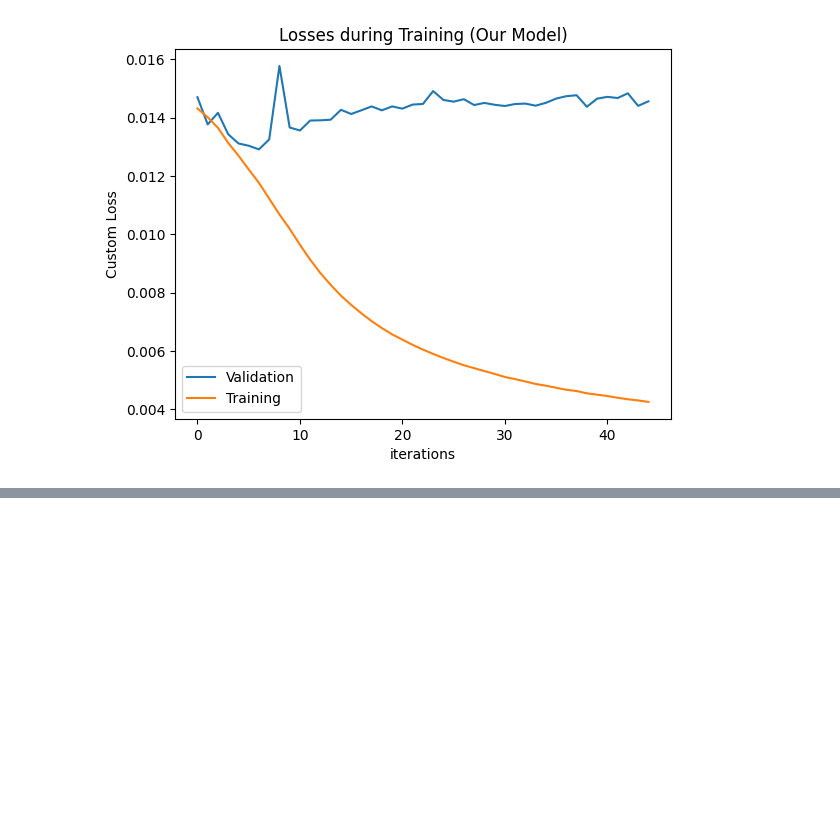
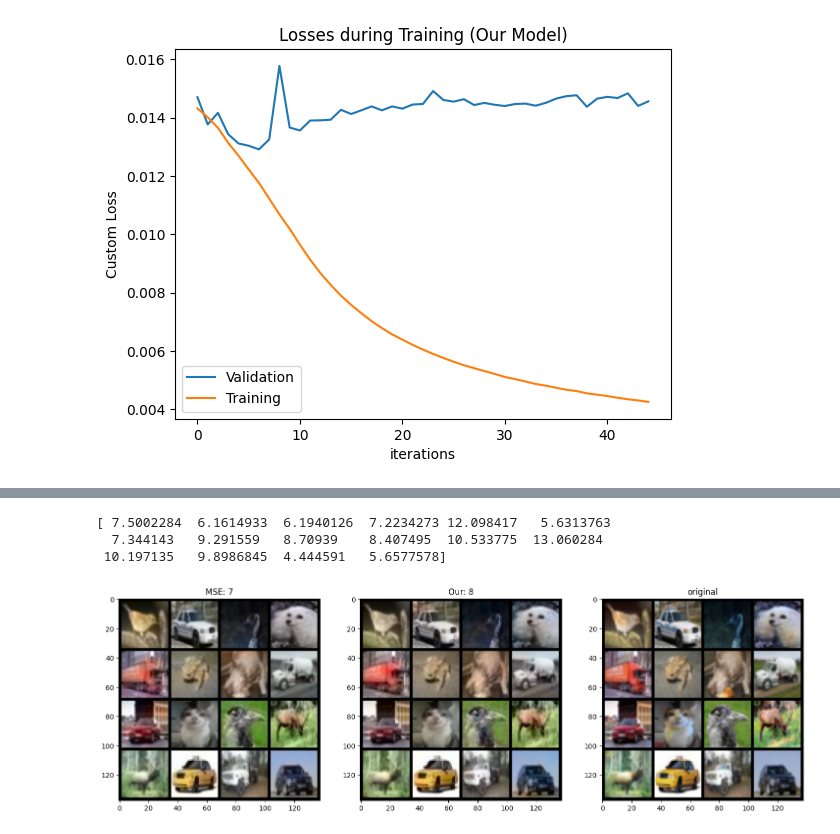
Before and after one commit to DingPang/ACV_Colorization, a Jupyter notebook: main.ipynb, the cells around one changed output, grey strips where cells are left out. Cells and saved outputs as stored; diff of their text form; code cells hidden in the pictures; blank space fills up the shorter version.

```diff
--- a/main.ipynb
+++ b/main.ipynb
@@ -324,0 +304,60 @@ with torch.no_grad():
+# %%
+plt.ion()
+
+with torch.no_grad():
+    x = 46
+    image_inds = list(range(x,x+16))
+    lab_batch = torch.stack([train_dataset[i][0] for i in image_inds])
+
+    # predict colors (ab channels)
+    predicted_ab_batch = cmodel1(lab_batch[:, 0:1, :, :])
+    predicted_lab_batch = torch.cat([lab_batch[:, 0:1, :, :], predicted_ab_batch], dim=1)
+    #get diff between out and original images
+    diff=predicted_lab_batch-lab_batch
+
+    diffL=np.array(diff[:, 0,  :, :,])
+    diffa=np.array(diff[:, 1,  :, :,])
+    diffb=np.array(diff[:, 2,  :, :,])
+    delta=np.mean(np.sqrt((diffL*diffL)+(diffa*diffa)+(diffb*diffb)), axis = (1,2))
+    delta = int(np.mean(delta))
+
+    # predict colors (ab channels)
+    predicted_ab_batch2 = cmodel2(lab_batch[:, 0:1, :, :])
+    predicted_lab_batch2 = torch.cat([lab_batch[:, 0:1, :, :], predicted_ab_batch2], dim=1)
+    diff=predicted_lab_batch2-lab_batch
+    diffL=np.array(diff[:, 0,  :, :,])
+    diffa=np.array(diff[:, 1,  :, :,])
+    diffb=np.array(diff[:, 2,  :, :,])
+    delta2=np.mean(np.sqrt((diffL*diffL)+(diffa*diffa)+(diffb*diffb)), axis = (1,2))
+    delta2 = int(np.mean(delta2))
+
+    # convert to rgb
+    rgb_batch = []
+    predicted_rgb_batch = []
+    predicted_rgb_batch2 = []
+
+    for i in range(lab_batch.size(0)):
+        # original
+        rgb_img = color.lab2rgb(np.transpose(lab_batch[i, :, :, :].numpy().astype('float64'), (1, 2, 0)))
+        rgb_batch.append(torch.FloatTensor(np.transpose(rgb_img, (2, 0, 1))))
+
+        predicted_rgb_img = color.lab2rgb(np.transpose(predicted_lab_batch[i, :, :, :].numpy().astype('float64'), (1, 2, 0)))
+        predicted_rgb_batch.append(torch.FloatTensor(np.transpose(predicted_rgb_img, (2, 0, 1))))
+
+        predicted_rgb_img2 = color.lab2rgb(np.transpose(predicted_lab_batch2[i, :, :, :].numpy().astype('float64'), (1, 2, 0)))
+        predicted_rgb_batch2.append(torch.FloatTensor(np.transpose(predicted_rgb_img2, (2, 0, 1))))
+
+    # plot images
+    fig, ax = plt.subplots(figsize=(18, 18), nrows=1, ncols=3)
+    ax[0].imshow(np.transpose(torchvision.utils.make_grid(torch.stack(predicted_rgb_batch), nrow=4).numpy(), (1, 2, 0)))
+    ax[0].title.set_text('MSE: {}'.format(delta))
+    ax[1].imshow(np.transpose(torchvision.utils.make_grid(torch.stack(predicted_rgb_batch2), nrow=4).numpy(), (1, 2, 0)))
+    ax[1].title.set_text('Our: {}'.format(delta2))
+    ax[2].imshow(np.transpose(torchvision.utils.make_grid(torch.stack(rgb_batch), nrow=4).numpy(), (1, 2, 0)))
+    ax[2].title.set_text('original')
+    plt.show()
+# %% [output]
+[ 7.5002284  6.1614933  6.1940126  7.2234273 12.098417   5.6313763
+  7.344143   9.291559   8.70939    8.407495  10.533775  13.060284
+ 10.197135   9.8986845  4.444591   5.6577578]
+[figure, added]
```
Also changed, not shown: parts of 11 cells of this notebook.
